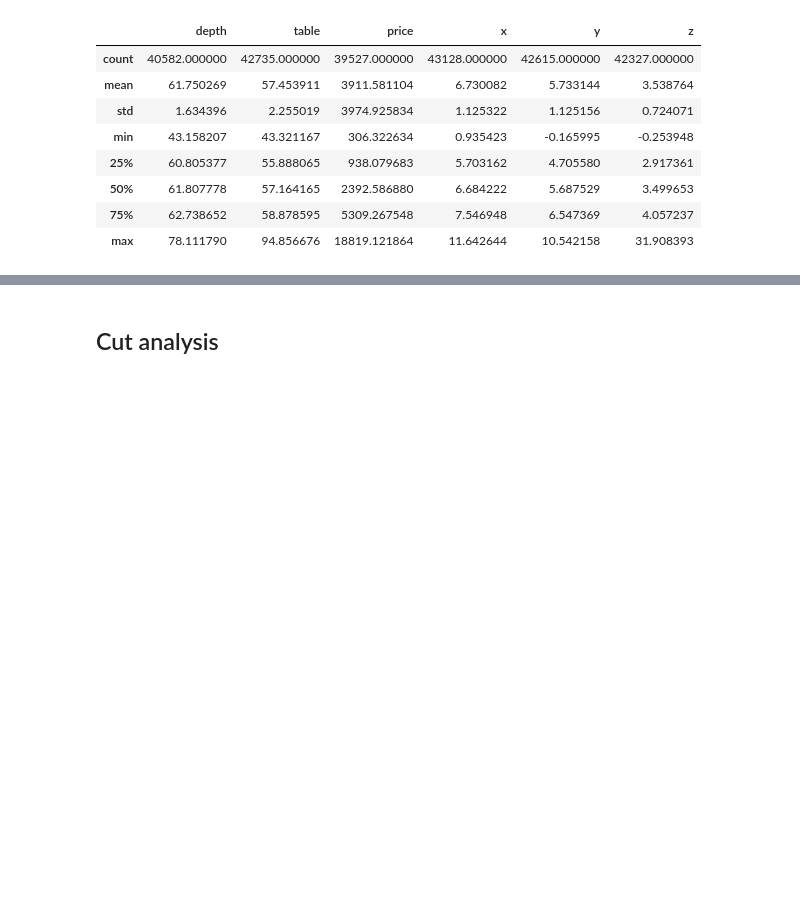
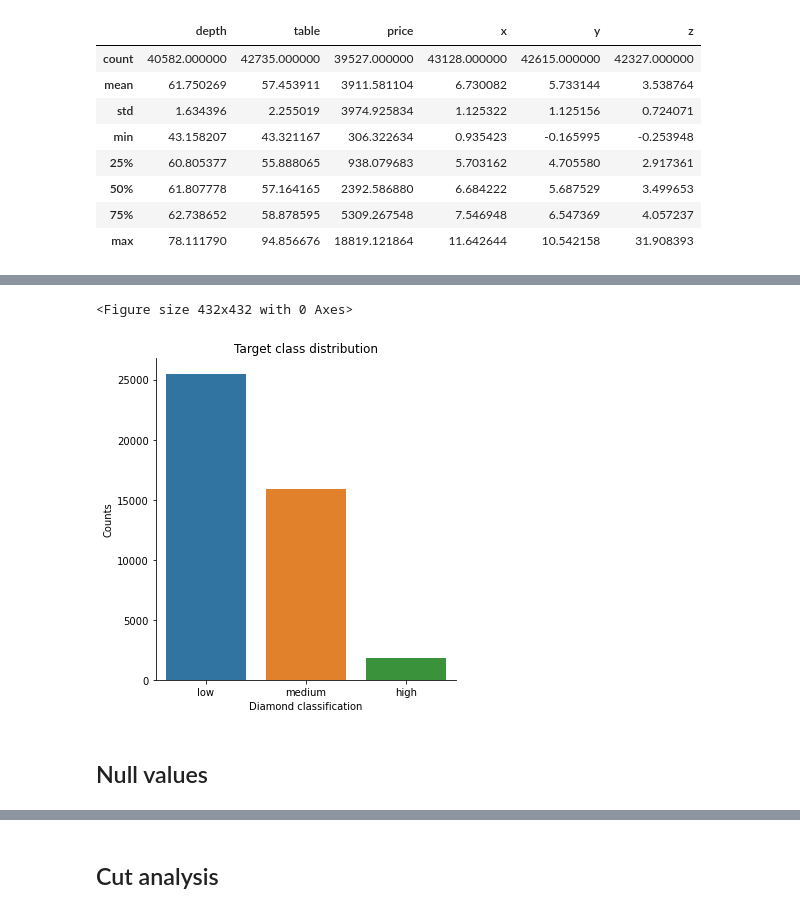
Before and after one commit to mattecora/DiamondClassifier, a Jupyter notebook: sagemaker/ExploratoryDataAnalysis.ipynb, the cells around one changed output, grey strips where cells are left out. Cells and saved outputs as stored; diff of their text form; code cells hidden in the pictures; blank space fills up the shorter version.

```diff
--- a/sagemaker/ExploratoryDataAnalysis.ipynb
+++ b/sagemaker/ExploratoryDataAnalysis.ipynb
@@ -76,3 +82,12 @@ train.describe()
 | 50% | 61.807778 | 57.164165 | 2392.586880 | 6.684222 | 5.687529 | 3.499653 |
 | 75% | 62.738652 | 58.878595 | 5309.267548 | 7.546948 | 6.547369 | 4.057237 |
 | max | 78.111790 | 94.856676 | 18819.121864 | 11.642644 | 10.542158 | 31.908393 |
+# %%
+sns.set(rc={'figure.figsize':(10,8)})
+fig, ax = plt.subplots(1, 1)
+sns.heatmap(train.corr(), vmin = -1, vmax= 1 , annot = True)
+sns.set_context("notebook", rc={"font.size":12,"axes.titlesize":20,"axes.labelsize":16})
+plt.setp(ax.get_yticklabels(),rotation=45)
+plt.setp(ax.get_xticklabels(),rotation=45)
+#plt.savefig("images/trainingCorr.png")
+plt.show()
@@ -78,0 +98,6 @@ train.describe()
+# %%
+sns.set(rc={'figure.figsize':(10,8)})
+fig, ax = plt.subplots(1, 1)
+sns.heatmap(train.corr(), vmin = -1, vmax= 1 , annot = True)
+#plt.savefig("images/trainingCorr.png")
+plt.show()
@@ -78,0 +108,8 @@ train.describe()
+# %%
+target = 'carat_class'
+train[target] = train[target].astype('category')
+
+print('Count values for "' + target+'":')
+print(train[target].value_counts())
+print('\nPercentages:')
+print(round(train[target].value_counts()/train.shape[0]*100, 2))
@@ -78,0 +128,11 @@ train.describe()
+# %%
+plt.figure(figsize=(6, 6))
+fig = sns.catplot(x=target, kind="count", data=train, order = ['low','medium','high'])
+fig.set_axis_labels("Diamond classification", "Counts")
+plt.title("Target class distribution")
+plt.show()
+# %% [output]
+<Figure size 432x432 with 0 Axes>
+[figure, added]
+# %% [markdown]
+## Null values
```
Also changed, not shown: parts of 49 cells of this notebook.
